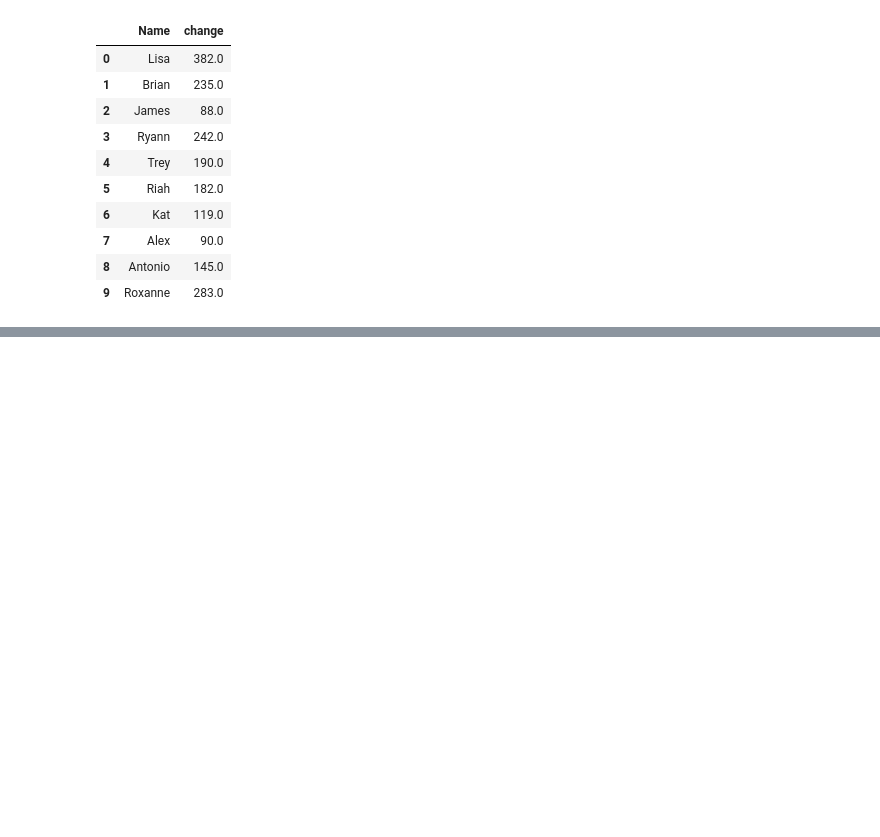
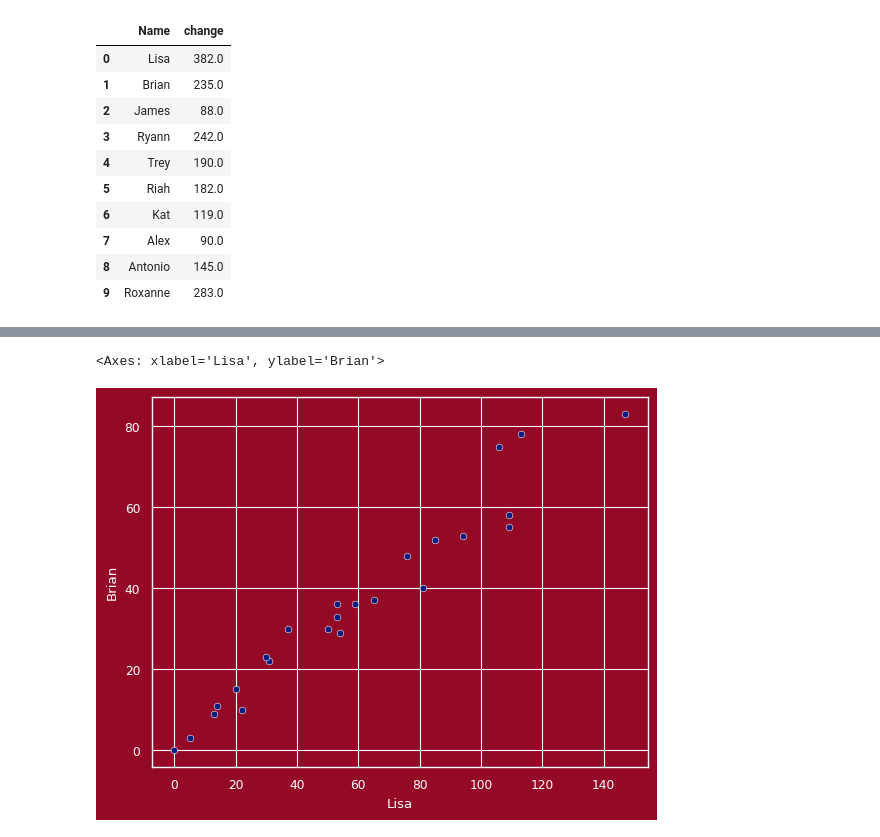
Before and after one commit to cecilylynn/data-science-projects, a Jupyter notebook: Ultimatum_MoMO_Follower_Counts.ipynb, the cells around one changed output, grey strips where cells are left out. Cells and saved outputs as stored; diff of their text form; code cells hidden in the pictures; blank space fills up the shorter version.

```diff
--- a/Ultimatum_MoMO_Follower_Counts.ipynb
+++ b/Ultimatum_MoMO_Follower_Counts.ipynb
@@ -197,0 +333,5 @@ for i in ax.containers:
+# %%
+sns.scatterplot(x=hourly_raw_change_df['Lisa'],y=hourly_raw_change_df['Brian'])
+# %% [output]
+<Axes: xlabel='Lisa', ylabel='Brian'>
+[figure, added]
```
Also changed, not shown: parts of 46 cells of this notebook.
